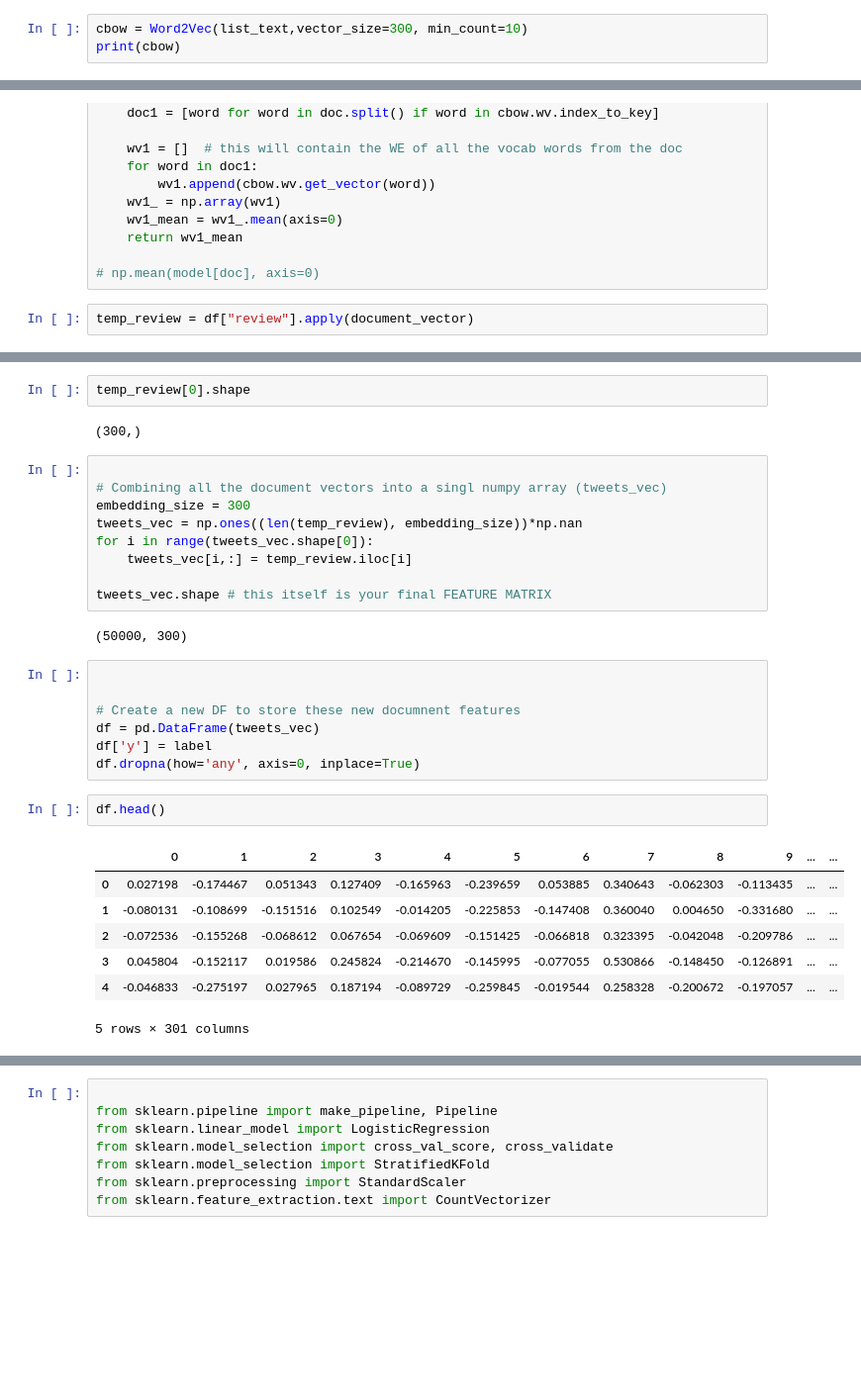
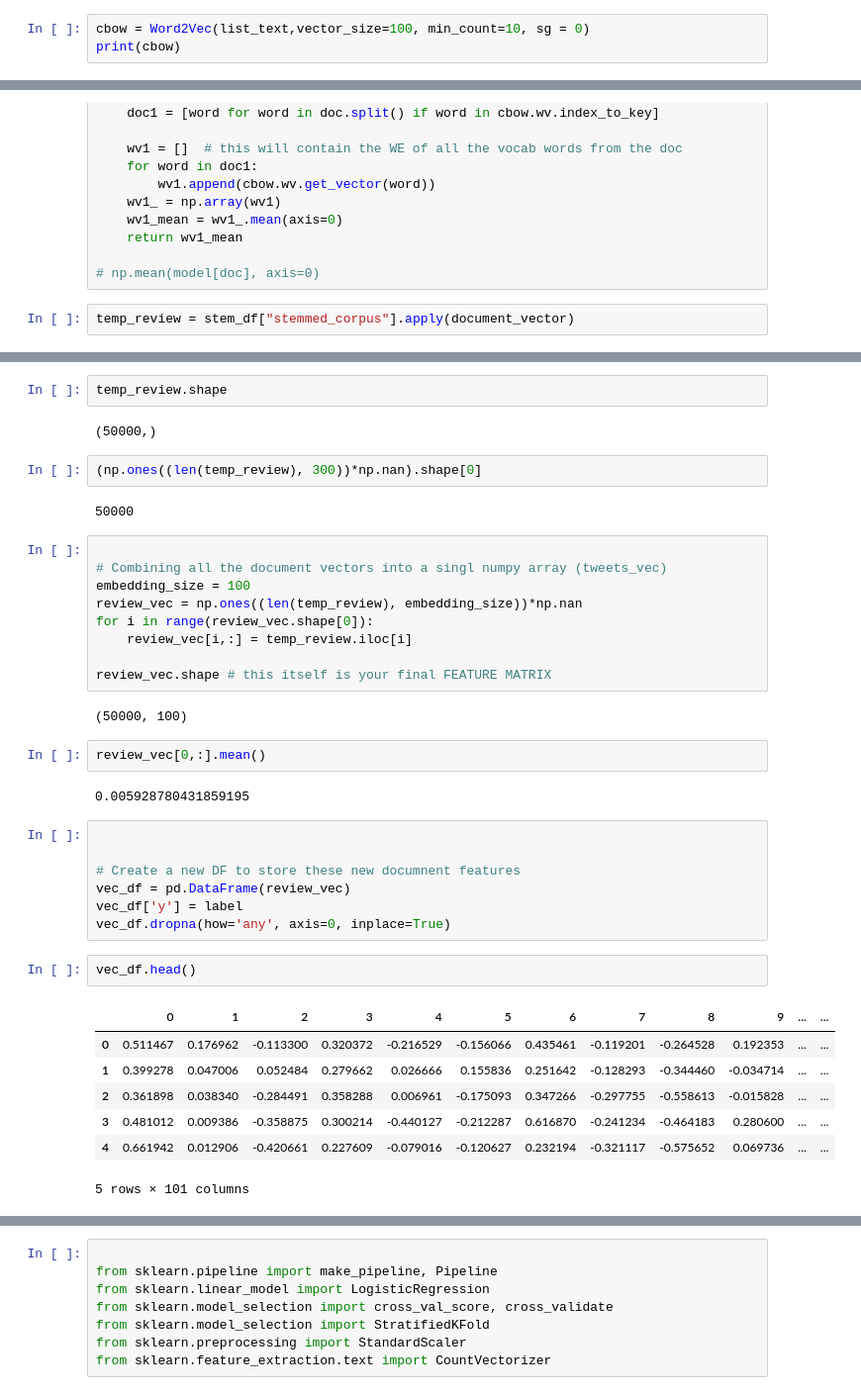
Before and after one commit to naresh5422/IMDB_Movie_talk, a Jupyter notebook: research/IMDBClassifier.ipynb, the cells around one changed output, grey strips where cells are left out. Shown: that part at 99% size. Drawn from its saved outputs; the diff is of its cells as text; blank space fills up the shorter version.

Commit message:
Applied Word2Vec method

```diff
--- a/research/IMDBClassifier.ipynb
+++ b/research/IMDBClassifier.ipynb
@@ -258,6 +298,6 @@ print(list_text[0])
 # %% [output]
 ['one', 'review', 'mention', 'watch', 'oz', 'episod', 'hook', 'right', 'exactli', 'happen', 'br', 'br', 'first', 'thing', 'struck', 'oz', 'brutal', 'unflinch', 'scene', 'violenc', 'set', 'right', 'wor ...
 # %%
-cbow = Word2Vec(list_text,vector_size=300, min_count=10)
+cbow = Word2Vec(list_text,vector_size=100, min_count=10, sg = 0)
 print(cbow)
 # %% [output]
@@ -286,4 +359,4 @@ def document_vector(doc):
 
 # np.mean(model[doc], axis=0)
 # %%
-temp_review = df["review"].apply(document_vector)
+temp_review = stem_df["stemmed_corpus"].apply(document_vector)
@@ -294,33 +363,41 @@ len(temp_review)
 # %%
-temp_review[0].shape
+temp_review.shape
 # %% [output]
-(300,)
+(50000,)
+# %%
+(np.ones((len(temp_review), 300))*np.nan).shape[0]
+# %% [output]
+50000
 # %%
 
 # Combining all the document vectors into a singl numpy array (tweets_vec)
-embedding_size = 300
-tweets_vec = np.ones((len(temp_review), embedding_size))*np.nan
-for i in range(tweets_vec.shape[0]):
-    tweets_vec[i,:] = temp_review.iloc[i]
+embedding_size = 100
+review_vec = np.ones((len(temp_review), embedding_size))*np.nan
+for i in range(review_vec.shape[0]):
+    review_vec[i,:] = temp_review.iloc[i]
 
-tweets_vec.shape # this itself is your final FEATURE MATRIX
+review_vec.shape # this itself is your final FEATURE MATRIX
 # %% [output]
-(50000, 300)
+(50000, 100)
+# %%
+review_vec[0,:].mean()
+# %% [output]
+0.005928780431859195
 # %%
 
 
 # Create a new DF to store these new documnent features
-df = pd.DataFrame(tweets_vec)
-df['y'] = label
-df.dropna(how='any', axis=0, inplace=True)
+vec_df = pd.DataFrame(review_vec)
+vec_df['y'] = label
+vec_df.dropna(how='any', axis=0, inplace=True)
 # %%
-df.head()
+vec_df.head()
 # %% [output]
 |  | 0 | 1 | 2 | 3 | 4 | 5 | 6 | 7 | 8 | 9 | ... | ... |
-| 0 | 0.027198 | -0.174467 | 0.051343 | 0.127409 | -0.165963 | -0.239659 | 0.053885 | 0.340643 | -0.062303 | -0.113435 | ... | ... |
-| 1 | -0.080131 | -0.108699 | -0.151516 | 0.102549 | -0.014205 | -0.225853 | -0.147408 | 0.360040 | 0.004650 | -0.331680 | ... | ... |
-| 2 | -0.072536 | -0.155268 | -0.068612 | 0.067654 | -0.069609 | -0.151425 | -0.066818 | 0.323395 | -0.042048 | -0.209786 | ... | ... |
-| 3 | 0.045804 | -0.152117 | 0.019586 | 0.245824 | -0.214670 | -0.145995 | -0.077055 | 0.530866 | -0.148450 | -0.126891 | ... | ... |
-| 4 | -0.046833 | -0.275197 | 0.027965 | 0.187194 | -0.089729 | -0.259845 | -0.019544 | 0.258328 | -0.200672 | -0.197057 | ... | ... |
+| 0 | 0.511467 | 0.176962 | -0.113300 | 0.320372 | -0.216529 | -0.156066 | 0.435461 | -0.119201 | -0.264528 | 0.192353 | ... | ... |
+| 1 | 0.399278 | 0.047006 | 0.052484 | 0.279662 | 0.026666 | 0.155836 | 0.251642 | -0.128293 | -0.344460 | -0.034714 | ... | ... |
+| 2 | 0.361898 | 0.038340 | -0.284491 | 0.358288 | 0.006961 | -0.175093 | 0.347266 | -0.297755 | -0.558613 | -0.015828 | ... | ... |
+| 3 | 0.481012 | 0.009386 | -0.358875 | 0.300214 | -0.440127 | -0.212287 | 0.616870 | -0.241234 | -0.464183 | 0.280600 | ... | ... |
+| 4 | 0.661942 | 0.012906 | -0.420661 | 0.227609 | -0.079016 | -0.120627 | 0.232194 | -0.321117 | -0.575652 | 0.069736 | ... | ... |
-5 rows × 301 columns
+5 rows × 101 columns
 # %%
```
Also changed, not shown: parts of 55 cells of this notebook.
